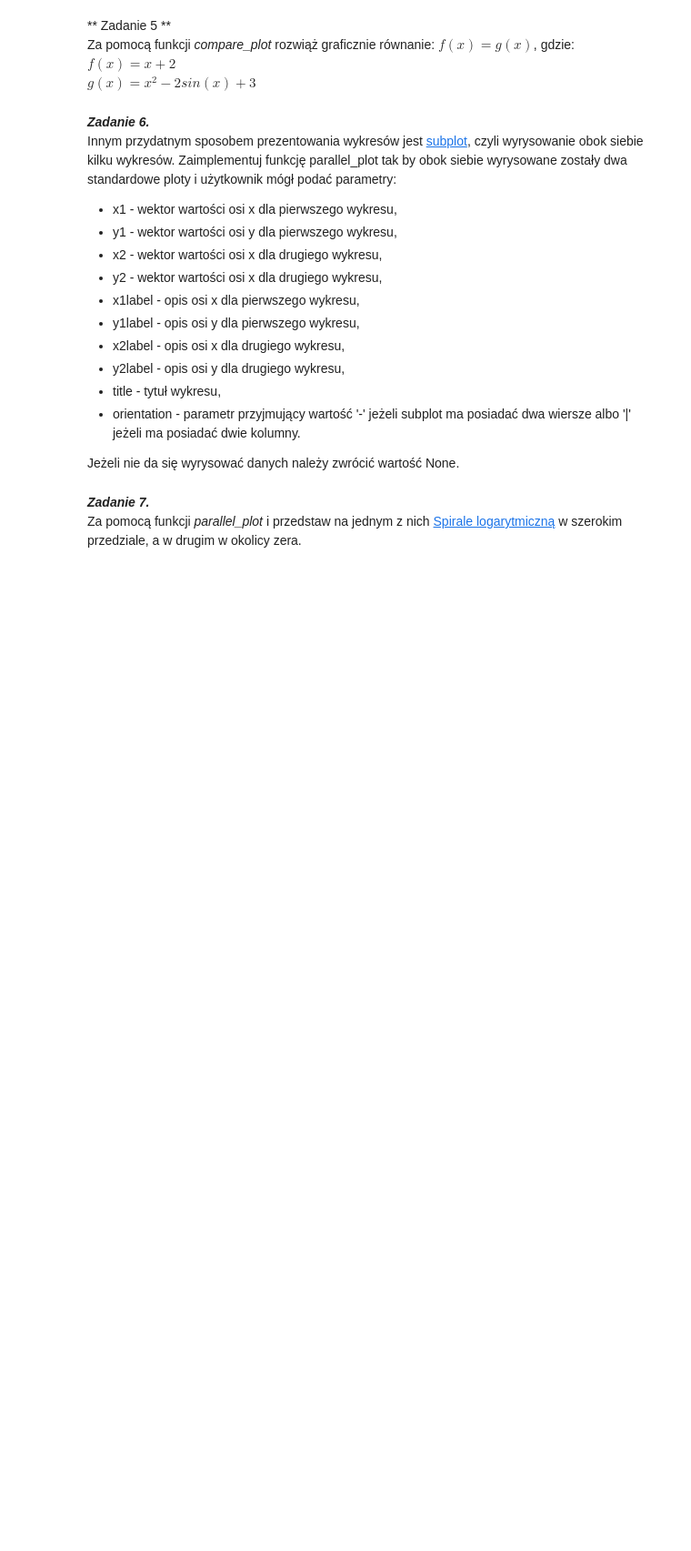
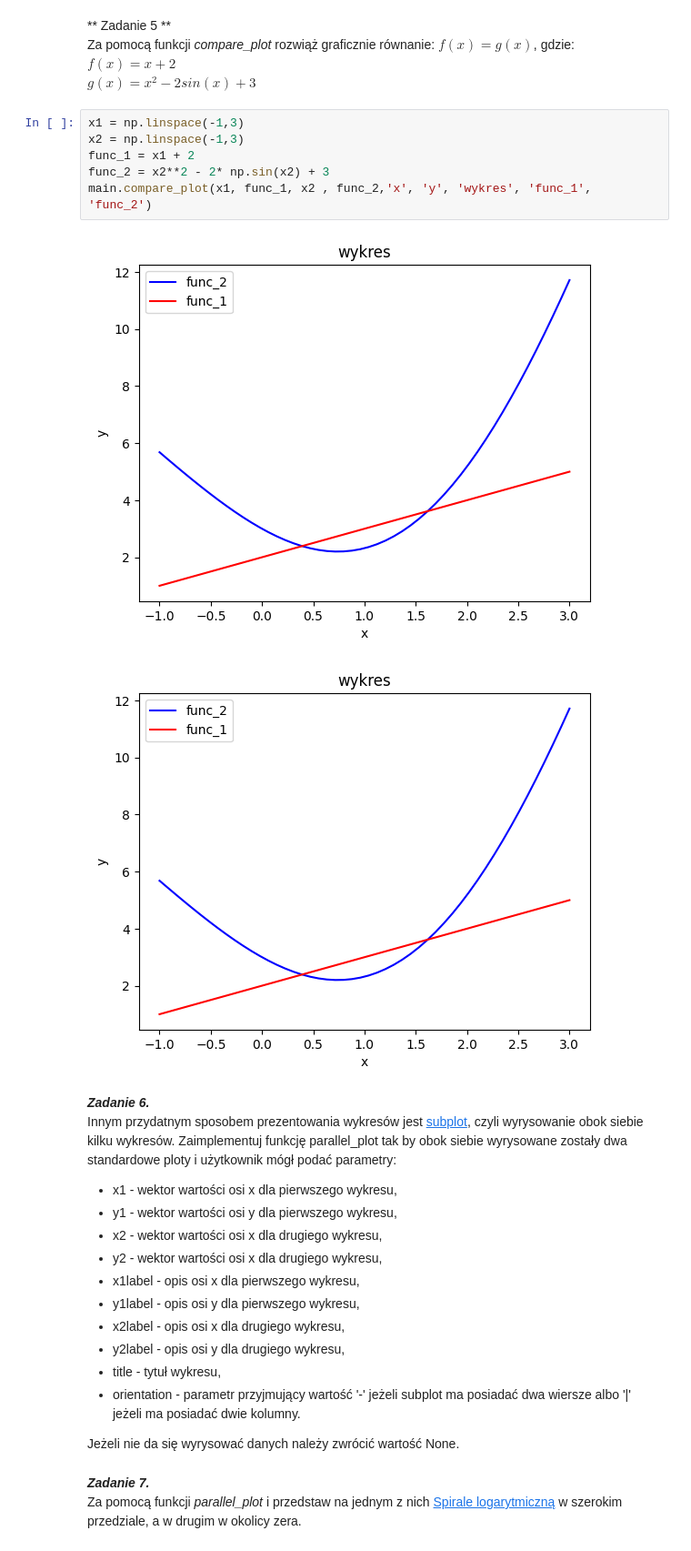
Before and after one commit to KAIR-ISZ-MN-2023-RM/laboratorium-2-igorsiata, a Jupyter notebook: sprawozdanie.ipynb, the cells around one changed output. Shown: that part at 91% size. Drawn from its saved outputs; the diff is of its cells as text; blank space fills up the shorter version.

```diff
--- a/sprawozdanie.ipynb
+++ b/sprawozdanie.ipynb
@@ -133,6 +134,15 @@ Jeżeli nie da się wyrysować danych należy zwrócić wartość None.
 Za pomocą funkcji *compare\_plot* rozwiąż graficznie równanie: $f(x) = g(x)$, gdzie:
 $f(x) = x+2$
 $g(x) = x^2 -2sin(x) + 3$
+# %%
+x1 = np.linspace(-1,3)
+x2 = np.linspace(-1,3)
+func_1 = x1 + 2
+func_2 = x2**2 - 2* np.sin(x2) + 3
+main.compare_plot(x1, func_1, x2 , func_2,'x', 'y', 'wykres', 'func_1', 'func_2')
+# %% [output]
+[figure, added]
+[figure, added]
 # %% [markdown]
 ***Zadanie 6.***
 Innym przydatnym sposobem prezentowania wykresów jest [subplot](https://matplotlib.org/3.3.2/api/_as_gen/matplotlib.pyplot.subplot.html), czyli wyrysowanie obok siebie kilku wykresów. Zaimplementuj funkcję parallel_plot tak by obok siebie wyrysowane zostały dwa standardowe ploty i użytkownik mógł podać parametry:
```
Also changed, not shown: parts of 1 cell of this notebook, 1 other file.
